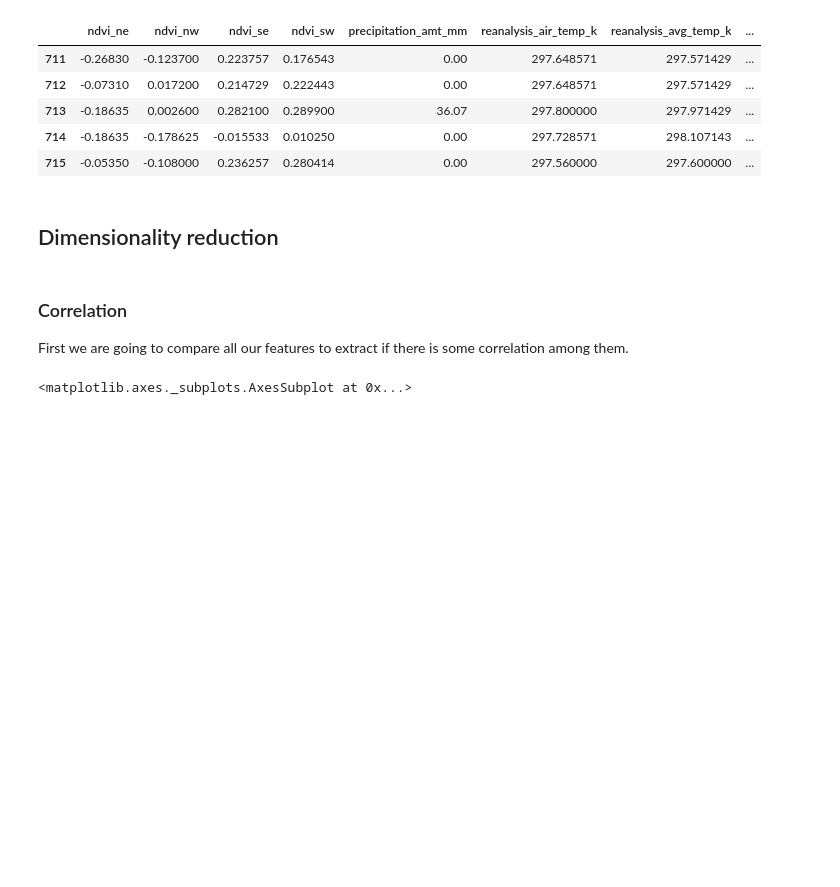
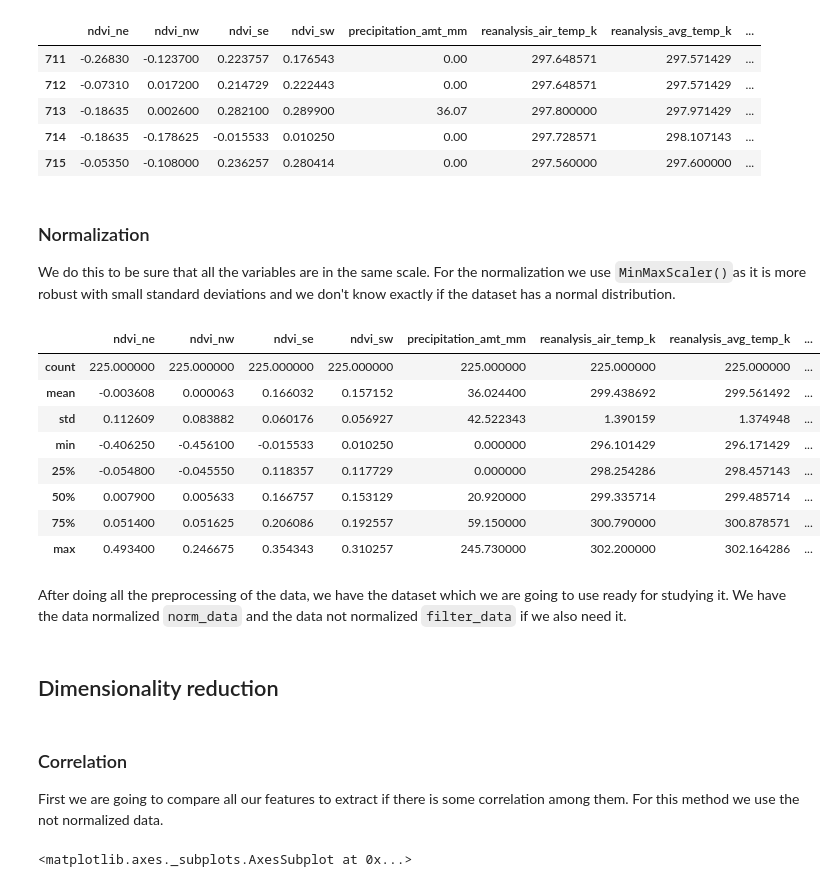
Before and after one commit to raulbs7/Machine-Learning-Techniques-Project, a Jupyter notebook: Milestone1.ipynb, the cells around one changed output. Drawn from its saved outputs; the diff is of its cells as text; code cells hidden in the pictures; blank space fills up the shorter version.

```diff
--- a/Milestone1.ipynb
+++ b/Milestone1.ipynb
@@ -152,3 +152,18 @@ filter_data.head()
 | 713 | -0.18635 | 0.002600 | 0.282100 | 0.289900 | 36.07 | 297.800000 | 297.971429 | ... |
 | 714 | -0.18635 | -0.178625 | -0.015533 | 0.010250 | 0.00 | 297.728571 | 298.107143 | ... |
 | 715 | -0.05350 | -0.108000 | 0.236257 | 0.280414 | 0.00 | 297.560000 | 297.600000 | ... |
+# %% [markdown]
+### Normalization
+We do this to be sure that all the variables are in the same scale. For the normalization we use ``MinMaxScaler()``as it is more robust with small standard deviations and we don't know exactly if the dataset has a normal distribution.
+# %%
+filter_data.describe()
+# %% [output]
+|  | ndvi_ne | ndvi_nw | ndvi_se | ndvi_sw | precipitation_amt_mm | reanalysis_air_temp_k | reanalysis_avg_temp_k | ... |
+| count | 225.000000 | 225.000000 | 225.000000 | 225.000000 | 225.000000 | 225.000000 | 225.000000 | ... |
+| mean | -0.003608 | 0.000063 | 0.166032 | 0.157152 | 36.024400 | 299.438692 | 299.561492 | ... |
+| std | 0.112609 | 0.083882 | 0.060176 | 0.056927 | 42.522343 | 1.390159 | 1.374948 | ... |
+| min | -0.406250 | -0.456100 | -0.015533 | 0.010250 | 0.000000 | 296.101429 | 296.171429 | ... |
+| 25% | -0.054800 | -0.045550 | 0.118357 | 0.117729 | 0.000000 | 298.254286 | 298.457143 | ... |
+| 50% | 0.007900 | 0.005633 | 0.166757 | 0.153129 | 20.920000 | 299.335714 | 299.485714 | ... |
+| 75% | 0.051400 | 0.051625 | 0.206086 | 0.192557 | 59.150000 | 300.790000 | 300.878571 | ... |
+| max | 0.493400 | 0.246675 | 0.354343 | 0.310257 | 245.730000 | 302.200000 | 302.164286 | ... |
@@ -155,8 +173,10 @@ filter_data.head()
+# %% [markdown]
+After doing all the preprocessing of the data, we have the dataset which we are going to use ready for studying it. We have the data normalized ``norm_data`` and the data not normalized ``filter_data`` if we also need it.
 # %% [markdown]
 ## Dimensionality reduction
 # %% [markdown]
 ### Correlation
-First we are going to compare all our features to extract if there is some correlation among them.
+First we are going to compare all our features to extract if there is some correlation among them. For this method we use the not normalized data.
 # %%
 mtx_corr = filter_data.corr()
 sns.heatmap(mtx_corr, xticklabels=mtx_corr.columns, yticklabels=mtx_corr.columns, annot=False)
```
Also changed, not shown: parts of 9 cells of this notebook.
